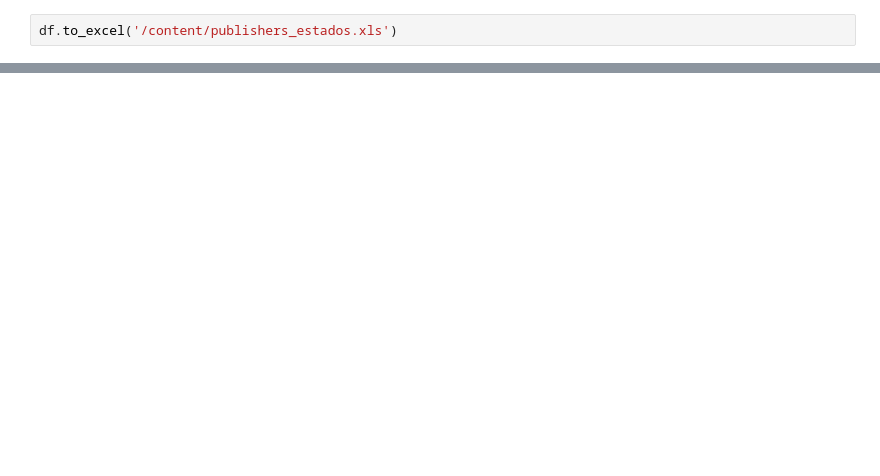
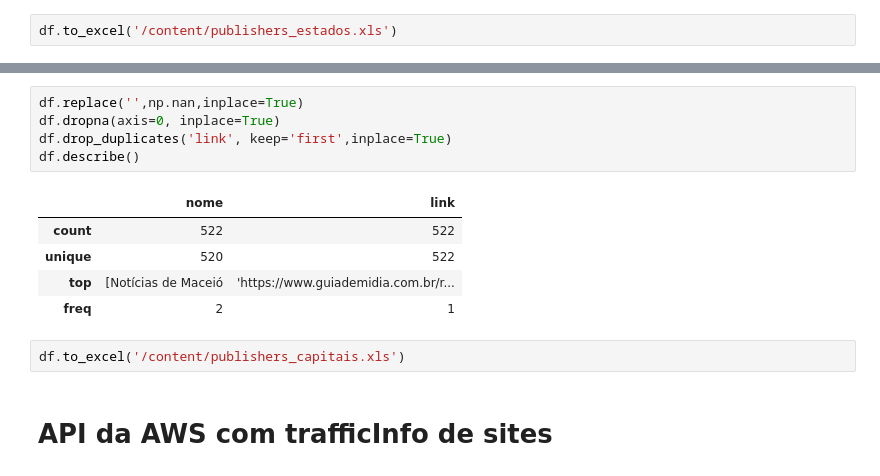
Before and after one commit to magemongo/ContentLovers, a Jupyter notebook: Scrapping_Publisher.ipynb, the cells around one changed output, grey strips where cells are left out. Cells and saved outputs as stored; diff of their text form; blank space fills up the shorter version.

```diff
--- a/Scrapping_Publisher.ipynb
+++ b/Scrapping_Publisher.ipynb
@@ -230,0 +232,15 @@ listas[0].find_all('a', href=True)
+# %%
+df.replace('',np.nan,inplace=True)
+df.dropna(axis=0, inplace=True)
+df.drop_duplicates('link', keep='first',inplace=True)
+df.describe()
+# %% [output]
+|  | nome | link |
+| count | 522 | 522 |
+| unique | 520 | 522 |
+| top | [Notícias de Maceió | 'https://www.guiademidia.com.br/r... |
+| freq | 2 | 1 |
+# %%
+df.to_excel('/content/publishers_capitais.xls')
+# %% [markdown]
+# **API da AWS com trafficInfo de sites**
```
Also changed, not shown: parts of 26 cells of this notebook.
